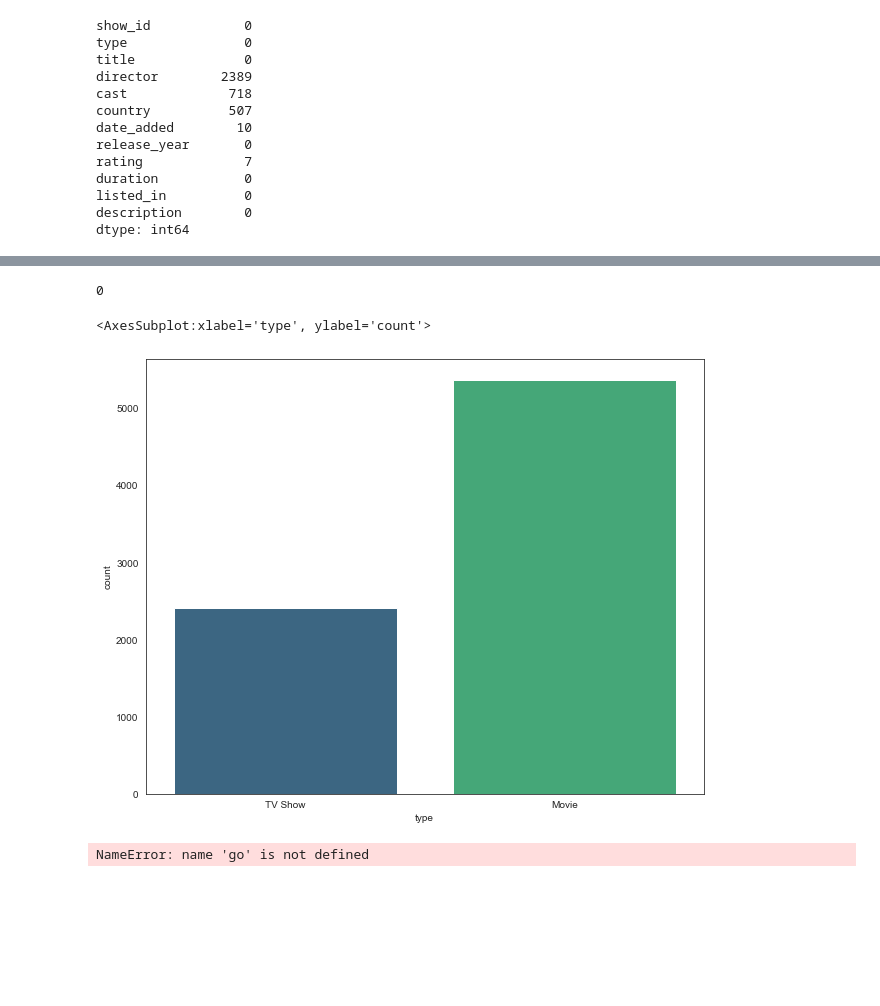
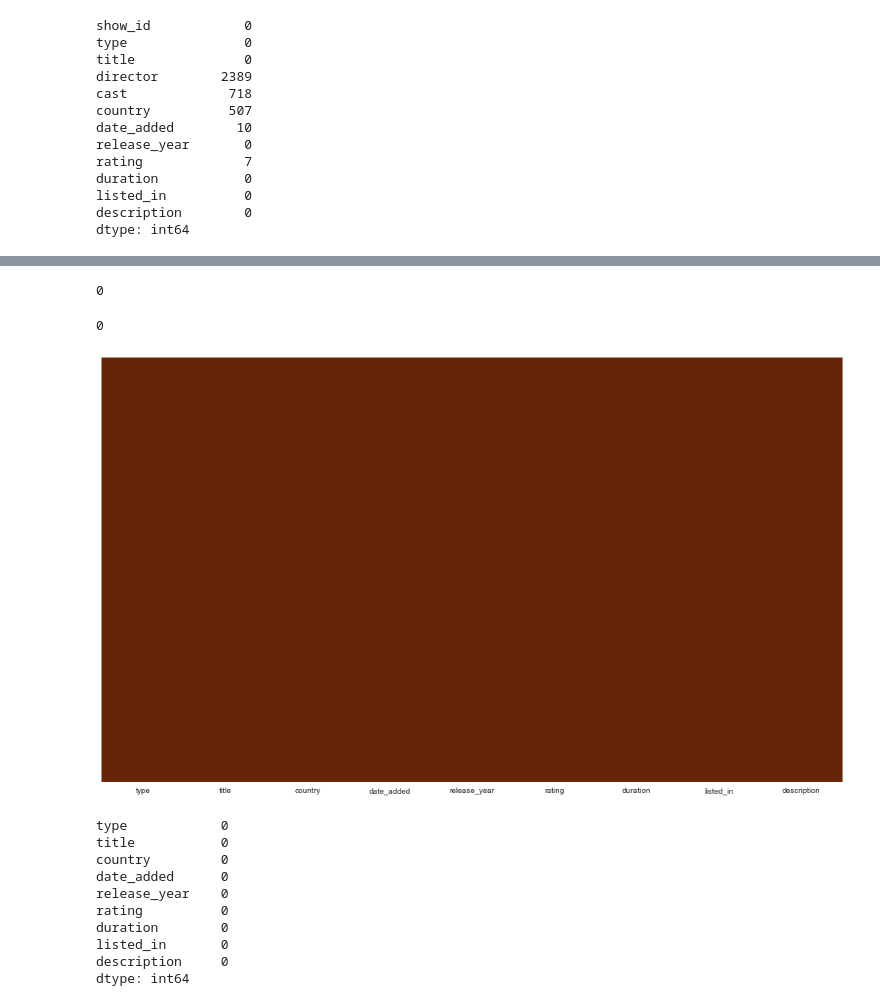
Before and after one commit to HunterKane/Netflix-Data-Analysis-, a Jupyter notebook: Netflix Movie Analysis .ipynb, the cells around one changed output, grey strips where cells are left out. Cells and saved outputs as stored; diff of their text form; code cells hidden in the pictures; blank space fills up the shorter version.

Commit message:
Updated Data
- Cleaning process completed
- EDA Process started

```diff
--- a/Netflix Movie Analysis .ipynb
+++ b/Netflix Movie Analysis .ipynb
@@ -121,0 +167,3 @@ sns.heatmap(df.isnull(), yticklabels=False, cbar=False, cmap='CMRmap');
+# %%
+#Change missing values to January 1st
+df['date_added']=df['date_added'].fillna('January 1, {}'.format(str(df['release_year'].mode()[0])))
@@ -122 +203,12 @@ sns.heatmap(df.isnull(), yticklabels=False, cbar=False, cmap='CMRmap');
+# %%
+#Replace function
+df['rating'].replace(np.nan, 'TV-MA',inplace  = True)
+# %%
+#Check nan values are gone
+df['rating'].isnull().sum()
+# %% [output]
+0
+# %%
+# Country missing values replace with USA for simplicity
+df['country'].replace(np.nan, 'United States',inplace  = True)
 # %%
@@ -125,24 +217,21 @@ df.duplicated().sum()
 # %% [output]
 0
-# %%
-# Total amount of movies vs Tv Shows
-plt.figure(figsize=(10,8))
-sns.set_style("white")
-sns.countplot(x="type", data=df, palette="viridis")
-# %% [output]
-<AxesSubplot:xlabel='type', ylabel='count'>
-[figure, removed]
-# %%
-trace = .Bar(x=df_counts.index[:15], y=df_counts, marker=dict(
-                  opacity=0.8,
-                  color=np.arange(15)
-              ))
-fig = go.Figure(data=[trace])
-
-fig.update_layout(title="Top 15 Countries by Content")
-fig.update_xaxes(title="Country")
-fig.update_yaxes(title="Count")
-
-iplot(fig)
-# %% [output]
-NameError: name 'go' is not defined
+# %%
+plt.figure(figsize=(17,10))
+sns.heatmap(df.isnull(), yticklabels=False, cbar=False, cmap='YlOrBr_r');
+# %% [output]
+[figure, added]
+# %%
+#Check entire df are 0 for missing values
+df.isnull().sum()
+# %% [output]
+type            0
+title           0
+country         0
+date_added      0
+release_year    0
+rating          0
+duration        0
+listed_in       0
+description     0
+dtype: int64
```
Also changed, not shown: parts of 18 cells of this notebook.
